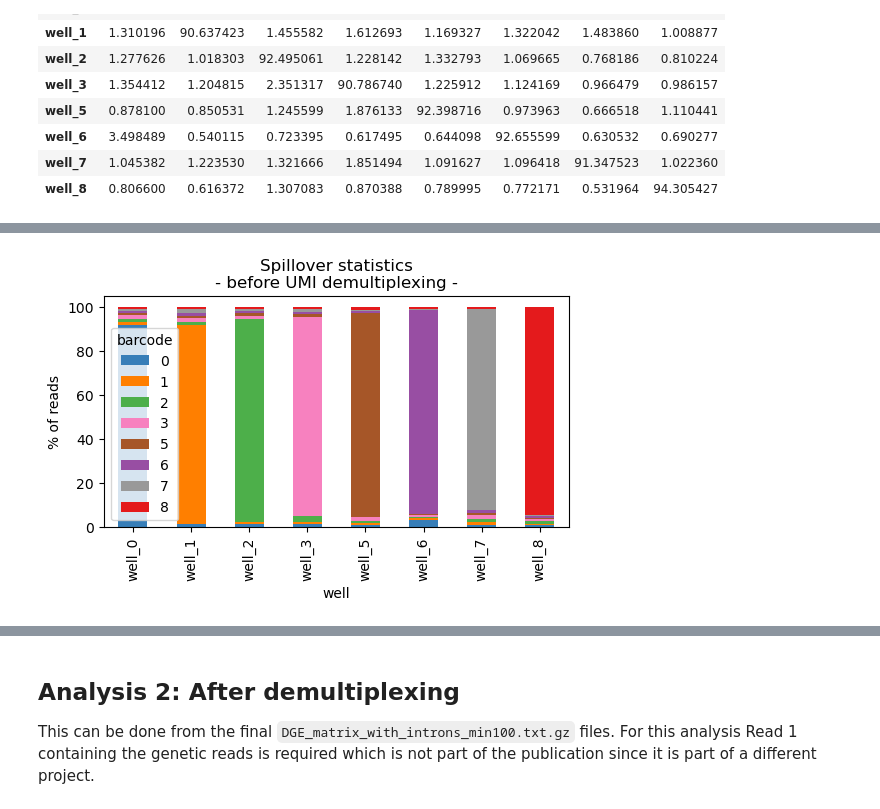
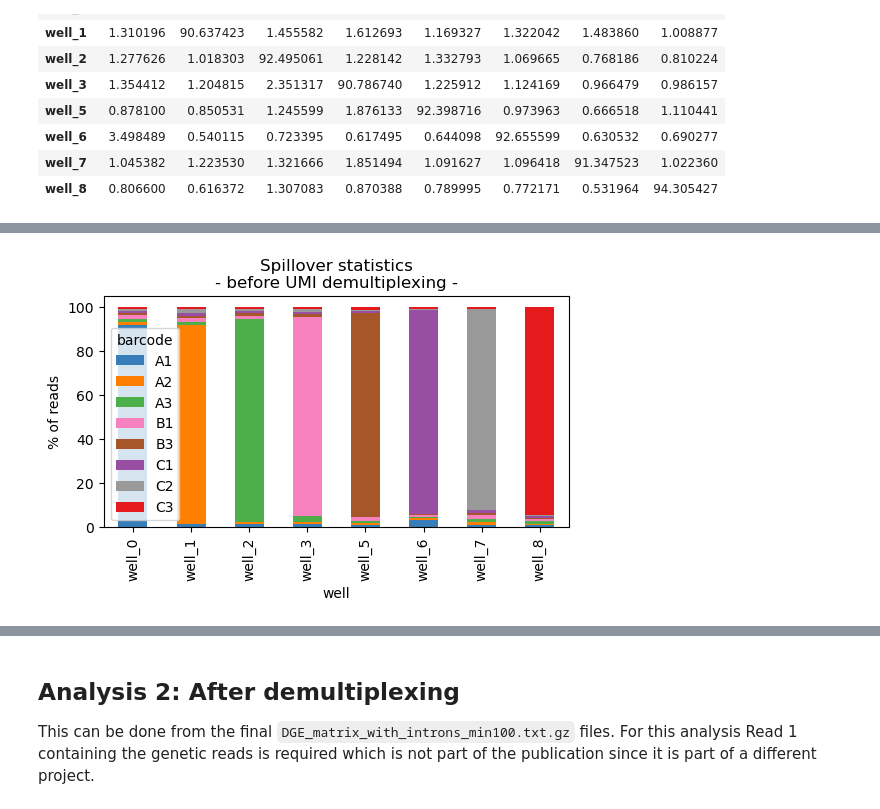
Before and after one commit to jwrth/xDBiT_toolbox, a Jupyter notebook: publication/notebooks/SpatialMouse_11_spillover_analysis.ipynb, the cells around one changed output, grey strips where cells are left out. Saved outputs shown, nothing was run; the diff lists cells and outputs as text; code cells hidden in the pictures.

```diff
--- a/publication/notebooks/SpatialMouse_11_spillover_analysis.ipynb
+++ b/publication/notebooks/SpatialMouse_11_spillover_analysis.ipynb
@@ -185,3 +185,7 @@ z_counts
 | well_6 | 3.498489 | 0.540115 | 0.723395 | 0.617495 | 0.644098 | 92.655599 | 0.630532 | 0.690277 |
 | well_7 | 1.045382 | 1.223530 | 1.321666 | 1.851494 | 1.091627 | 1.096418 | 91.347523 | 1.022360 |
 | well_8 | 0.806600 | 0.616372 | 1.307083 | 0.870388 | 0.789995 | 0.772171 | 0.531964 | 94.305427 |
+# %%
+z_counts.columns = z_counts.columns.astype("object")
+# %%
+z_counts.columns = well_names
@@ -188,18 +204,18 @@ z_counts
 # %%
 # get own collection of color palettes
 custom_color = db.pl.color_palettes()
 
 fig, axs = plt.subplots(1,1, figsize=(6, 3))
 
-z_counts.plot(kind="bar", stacked=True, color=custom_color.colorblind,
+z_counts.plot(kind="bar", stacked=True, cmap=custom_color.colorblind,
               ax=axs)
 axs.set_title("Spillover statistics\n- before UMI demultiplexing -")
 
 axs.legend(title='barcode')
 axs.set_ylabel("% of reads")
 axs.set_xlabel("well")
 
 plt.savefig("figures/spillover_testing/barplot_spillover_before_umidemul.pdf", bbox_inches="tight")
 plt.show()
 # %% [output]
-[figure, old version]
+[figure, new version]
```
Also changed, not shown: parts of 4 cells of this notebook, 3 other files.
